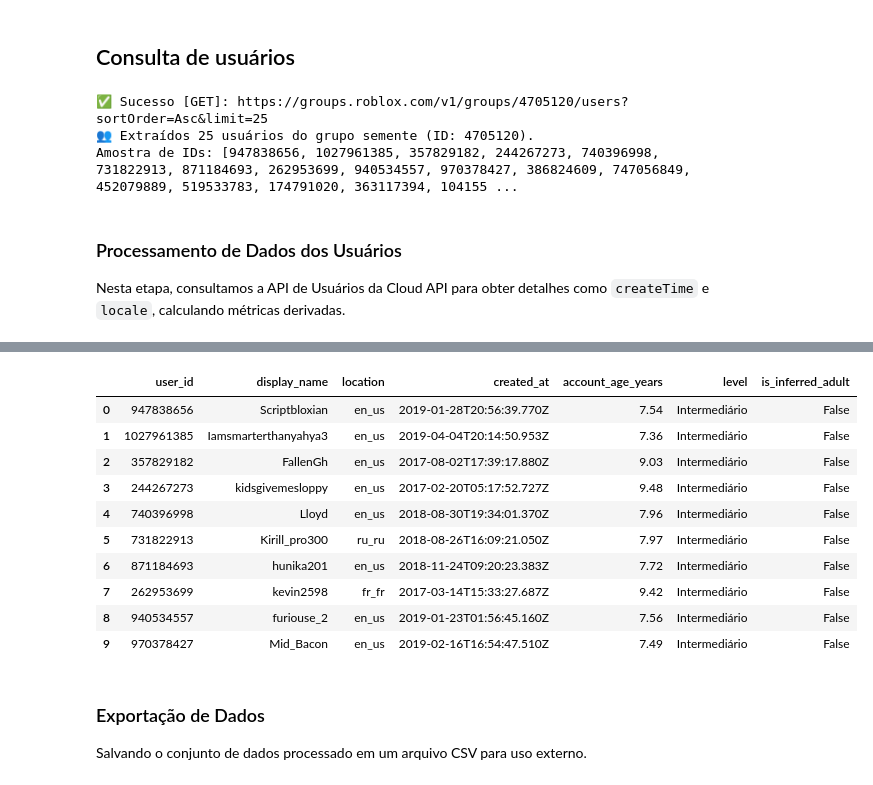
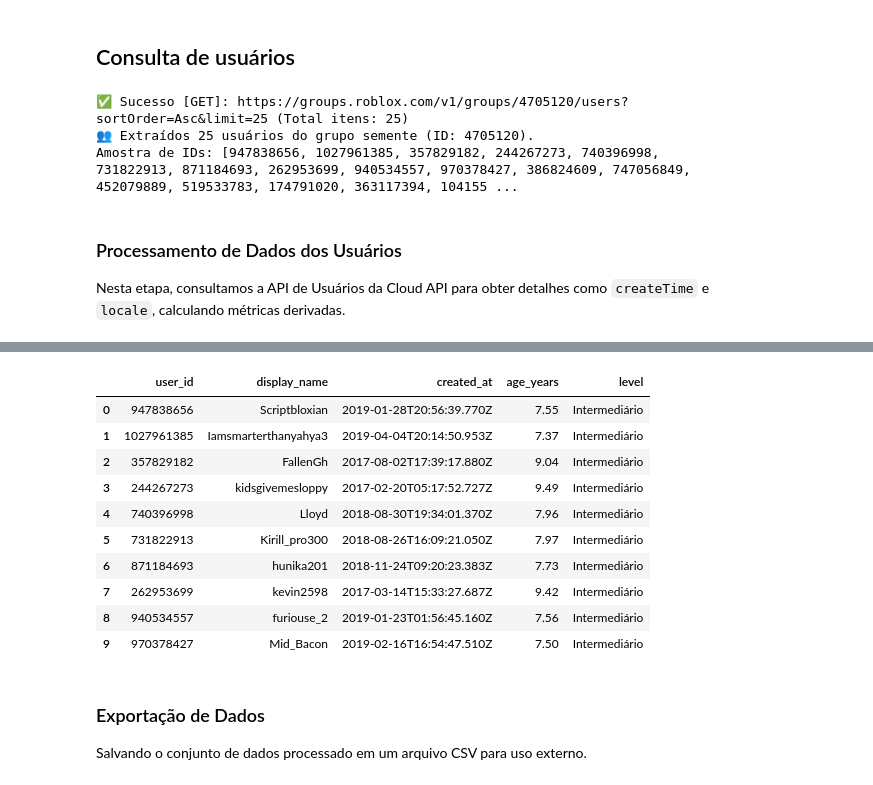
Before and after one commit to Joaoplims/sna_roblox_kg, a Jupyter notebook: Roblox_KG.ipynb, the cells around one changed output, grey strips where cells are left out. Drawn from its saved outputs; the diff is of its cells as text; code cells hidden in the pictures.

```diff
--- a/Roblox_KG.ipynb
+++ b/Roblox_KG.ipynb
@@ -145,7 +185,7 @@ SAMPLE_SIZE = 25  # Parametrizável
 
 # 2. Extrair membros do grupo semente
 members_url = f"https://groups.roblox.com/v1/groups/{ID_SEED_GROUP}/users?sortOrder=Asc&limit={SAMPLE_SIZE}"
-members_data = make_roblox_request(members_url)
+members_data = make_roblox_request(members_url, auto_paginate = False)
 
 user_ids = []
 if members_data and 'data' in members_data:
@@ -155,7 +195,7 @@ if members_data and 'data' in members_data:
 else:
     print("❌ Não foi possível extrair os membros do grupo.")
 # %% [output]
-✅ Sucesso [GET]: https://groups.roblox.com/v1/groups/4705120/users?sortOrder=Asc&limit=25
+✅ Sucesso [GET]: https://groups.roblox.com/v1/groups/4705120/users?sortOrder=Asc&limit=25 (Total itens: 25)
 👥 Extraídos 25 usuários do grupo semente (ID: 4705120).
 Amostra de IDs: [947838656, 1027961385, 357829182, 244267273, 740396998, 731822913, 871184693, 262953699, 940534557, 970378427, 386824609, 747056849, 452079889, 519533783, 174791020, 363117394, 104155 ...
 # %% [markdown]
@@ -163,52 +203,41 @@ Amostra de IDs: [947838656, 1027961385, 357829182, 244267273, 740396998, 7318229
 Nesta etapa, consultamos a API de Usuários da Cloud API para obter detalhes como `createTime` e `locale`, calculando métricas derivadas.
 # %%
 from datetime import datetime, timezone
+import pandas as pd
+import time
 
-# Parâmetros
-MIN_YEARS_FOR_ADULT_INFERENCE = 10
-YEARS_FOR_INTERMEDIATE = 4
 processed_users = []
-
 now = datetime.now(timezone.utc)
 
-print(f"🔍 Iniciando processamento de {len(user_ids)} usuários...\n")
+print(f"🔍 Processando {len(user_ids)} usuários...\n")
 
 for uid in user_ids:
-    # Endpoint da Cloud API v2 para usuários
     url = f"https://apis.roblox.com/cloud/v2/users/{uid}"
-    data = make_roblox_request(url)
+    # A função corrigida agora retorna o objeto diretamente para a Cloud API v2
+    user_data = make_roblox_request(url, auto_paginate=False)
 
-    if data:
-        create_time_str = data.get('createTime')
+    if user_data and user_data.get('createTime'):
+        create_time_str = user_data['createTime']
         create_time_dt = datetime.fromisoformat(create_time_str.replace('Z', '+00:00'))
 
-        # Cálculo do tempo de conta em anos
         delta = now - create_time_dt
-        account_age_years = delta.days / 365.25
+        age = delta.days / 365.25
 
-        # Lógica de classificação de nível
-        if account_age_years >= MIN_YEARS_FOR_ADULT_INFERENCE:
-            level = "Veterano"
-        elif account_age_years >= YEARS_FOR_INTERMEDIATE:
-            level = "Intermediário"
-        else:
-            level = "Iniciante"
+        processed_users.append({
+            "user_id": user_data.get('id'),
+            "display_name": user_data.get('displayName'),
+            "created_at": create_time_str,
+            "age_years": round(age, 2),
+            "level": "Veterano" if age >= 10 else "Intermediário" if age >= 4 else "Iniciante"
+        })
+    else:
+        print(f"⚠️ Falha ao obter detalhes do usuário {uid}")
 
-        user_info = {
-            "user_id": data.get('id'),
-            "display_name": data.get('displayName'),
-            "location": data.get('locale', 'N/A'),
-            "created_at": create_time_str,
-            "account_age_years": round(account_age_years, 2),
-            "level": level,
-            "is_inferred_adult": account_age_years >= MIN_YEARS_FOR_ADULT_INFERENCE
-        }
-        processed_users.append(user_info)
-
-    # Delay para evitar hitting rate limits agressivos em loops rápidos
     time.sleep(0.2)
 
-import pandas as pd
 df_users = pd.DataFrame(processed_users)
-display(df_users.head(10))
+if not df_users.empty:
+    display(df_users.head(10))
+else:
+    print("❌ Nenhum dado processado.")
 # %% [output]
@@ -232,14 +261,14 @@ display(df_users.head(10))
-|  | user_id | display_name | location | created_at | account_age_years | level | is_inferred_adult |
-| 0 | 947838656 | Scriptbloxian | en_us | 2019-01-28T20:56:39.770Z | 7.54 | Intermediário | False |
-| 1 | 1027961385 | Iamsmarterthanyahya3 | en_us | 2019-04-04T20:14:50.953Z | 7.36 | Intermediário | False |
-| 2 | 357829182 | FallenGh | en_us | 2017-08-02T17:39:17.880Z | 9.03 | Intermediário | False |
-| 3 | 244267273 | kidsgivemesloppy | en_us | 2017-02-20T05:17:52.727Z | 9.48 | Intermediário | False |
-| 4 | 740396998 | Lloyd | en_us | 2018-08-30T19:34:01.370Z | 7.96 | Intermediário | False |
-| 5 | 731822913 | Kirill_pro300 | ru_ru | 2018-08-26T16:09:21.050Z | 7.97 | Intermediário | False |
-| 6 | 871184693 | hunika201 | en_us | 2018-11-24T09:20:23.383Z | 7.72 | Intermediário | False |
-| 7 | 262953699 | kevin2598 | fr_fr | 2017-03-14T15:33:27.687Z | 9.42 | Intermediário | False |
-| 8 | 940534557 | furiouse_2 | en_us | 2019-01-23T01:56:45.160Z | 7.56 | Intermediário | False |
-| 9 | 970378427 | Mid_Bacon | en_us | 2019-02-16T16:54:47.510Z | 7.49 | Intermediário | False |
+|  | user_id | display_name | created_at | age_years | level |
+| 0 | 947838656 | Scriptbloxian | 2019-01-28T20:56:39.770Z | 7.55 | Intermediário |
+| 1 | 1027961385 | Iamsmarterthanyahya3 | 2019-04-04T20:14:50.953Z | 7.37 | Intermediário |
+| 2 | 357829182 | FallenGh | 2017-08-02T17:39:17.880Z | 9.04 | Intermediário |
+| 3 | 244267273 | kidsgivemesloppy | 2017-02-20T05:17:52.727Z | 9.49 | Intermediário |
+| 4 | 740396998 | Lloyd | 2018-08-30T19:34:01.370Z | 7.96 | Intermediário |
+| 5 | 731822913 | Kirill_pro300 | 2018-08-26T16:09:21.050Z | 7.97 | Intermediário |
+| 6 | 871184693 | hunika201 | 2018-11-24T09:20:23.383Z | 7.73 | Intermediário |
+| 7 | 262953699 | kevin2598 | 2017-03-14T15:33:27.687Z | 9.42 | Intermediário |
+| 8 | 940534557 | furiouse_2 | 2019-01-23T01:56:45.160Z | 7.56 | Intermediário |
+| 9 | 970378427 | Mid_Bacon | 2019-02-16T16:54:47.510Z | 7.50 | Intermediário |
 # %% [markdown]
 ### Exportação de Dados
 Salvando o conjunto de dados processado em um arquivo CSV para uso externo.
```
Also changed, not shown: parts of 11 cells of this notebook.
